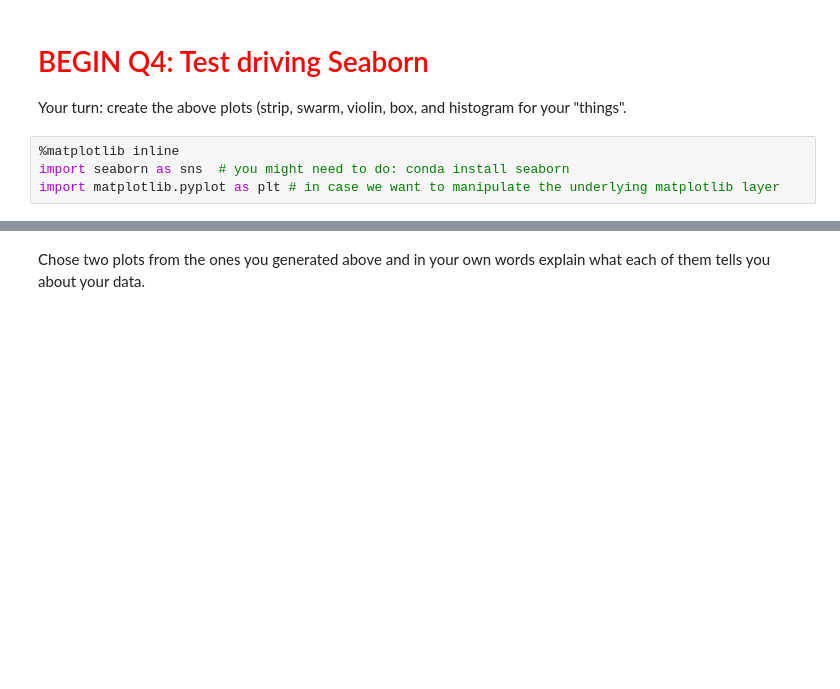
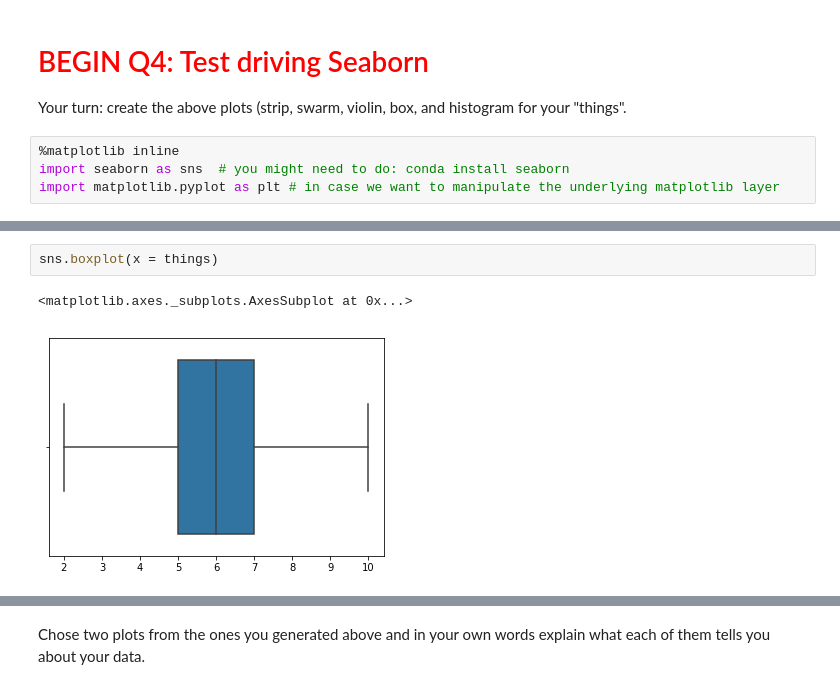
Before and after one commit to tengdann/si618, a Jupyter notebook: 618_04_data_analysis_I.ipynb, the cells around one changed output, grey strips where cells are left out. Cells and saved outputs as stored; diff of their text form; blank space fills up the shorter version.

```diff
--- a/618_04_data_analysis_I.ipynb
+++ b/618_04_data_analysis_I.ipynb
@@ -551,0 +927,5 @@ import matplotlib.pyplot as plt # in case we want to manipulate the underlying m
+# %%
+sns.boxplot(x = things)
+# %% [output]
+<matplotlib.axes._subplots.AxesSubplot at 0x...>
+[figure, added]
```
Also changed, not shown: parts of 94 cells of this notebook.
